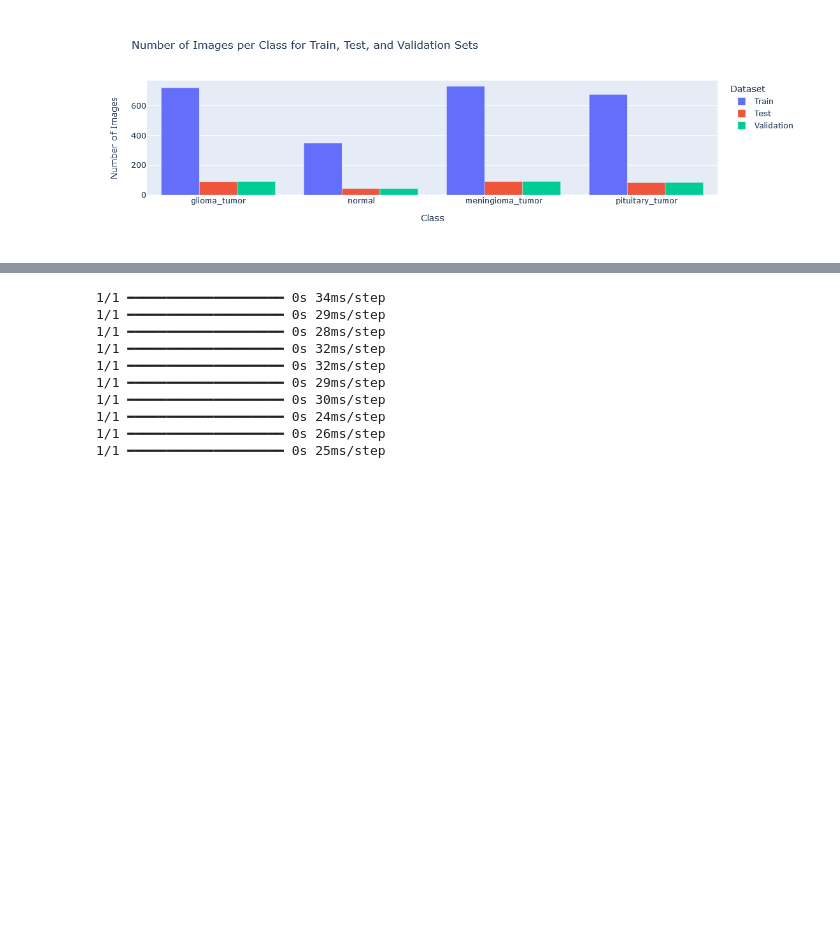
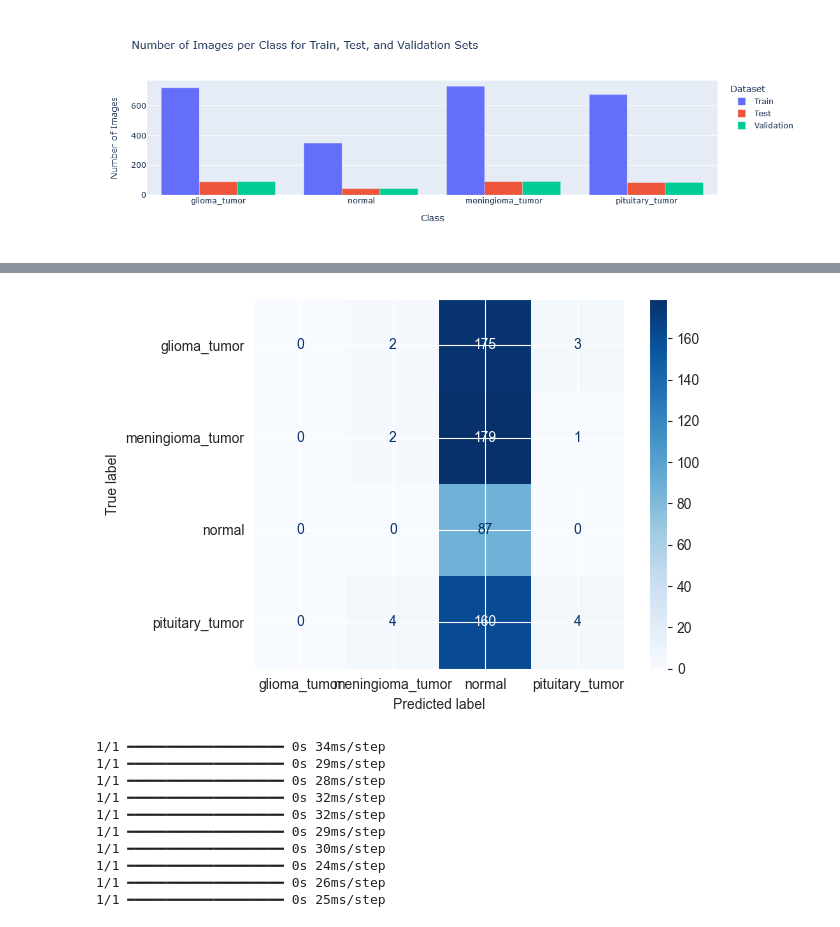
Before and after one commit to oscarverhagen/ATDS_Oscar_Orlando, a Jupyter notebook: Oscar-Hersentumor2.ipynb, the cells around one changed output, grey strips where cells are left out. Drawn from its saved outputs; the diff is of its cells as text; code cells hidden in the pictures; blank space fills up the shorter version.

Commit message:
Moved code to own block, added blue to CM

```diff
--- a/Oscar-Hersentumor2.ipynb
+++ b/Oscar-Hersentumor2.ipynb
@@ -125,15 +139,4 @@ fig.show()
 # %%
-# Data Augmentation and Generators with validation_split
-train_datagen = ImageDataGenerator(rescale=1./255, rotation_range=20, zoom_range=0.15, width_shift_range=0.2,
-                                   height_shift_range=0.2, shear_range=0.15, horizontal_flip=True, fill_mode="nearest",
-                                   validation_split=0.2)
-
-train_generator = train_datagen.flow_from_directory(data_dir, target_size=(150, 150), batch_size=32,
-                                                    class_mode='categorical', subset='training')
-
-validation_generator = train_datagen.flow_from_directory(data_dir, target_size=(150, 150), batch_size=32,
-                                                         class_mode='categorical', subset='validation')
-
 # Model Definition
 model = Sequential([
     Conv2D(32, (3, 3), activation='relu', input_shape=(150, 150, 3)),
@@ -163,18 +166,9 @@ reduce_lr = ReduceLROnPlateau(monitor='val_loss', factor=0.2, patience=3)
 checkpoint = ModelCheckpoint("best_model.keras", save_best_only=True)
 
 # Train the Model
-history = model.fit(train_generator, epochs=25, validation_data=validation_generator, callbacks=[early_stopping, reduce_lr, checkpoint])
+history = model.fit(train_generator, epochs=1, validation_data=validation_generator, callbacks=[early_stopping, reduce_lr, checkpoint])
 
 # Evaluate Model - use validation_generator as the test set
 test_loss, test_accuracy = model.evaluate(validation_generator)
 print(f"Test accuracy: {test_accuracy:.4f}")
-
-# Display Confusion Matrix
-y_true = validation_generator.classes
-y_pred = model.predict(validation_generator)
-y_pred_classes = np.argmax(y_pred, axis=1)
-
-cm = confusion_matrix(y_true, y_pred_classes)
-ConfusionMatrixDisplay(confusion_matrix=cm, display_labels=validation_generator.class_indices.keys()).plot()
-plt.show()
 # %% [output]
@@ -198,0 +178,11 @@ Test accuracy: 0.7050
+# %%
+# Display Confusion Matrix
+y_true = validation_generator.classes
+y_pred = model.predict(validation_generator)
+y_pred_classes = np.argmax(y_pred, axis=1)
+
+cm = confusion_matrix(y_true, y_pred_classes)
+disp = ConfusionMatrixDisplay(confusion_matrix=cm, display_labels=validation_generator.class_indices.keys())
+disp.plot(cmap='Blues')
+plt.show()
+# %% [output]
@@ -199,3 +190,4 @@ Test accuracy: 0.7050
+[figure, added]
 # %%
 def display_predictions(generator, model, num_images=10):
     # Set up figure for display
```
Also changed, not shown: parts of 4 cells of this notebook.
